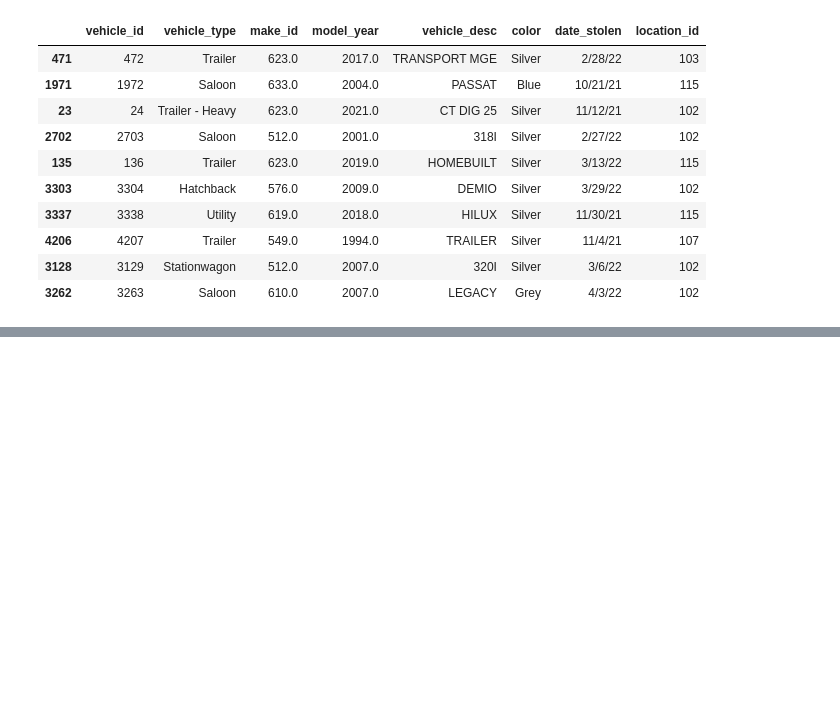
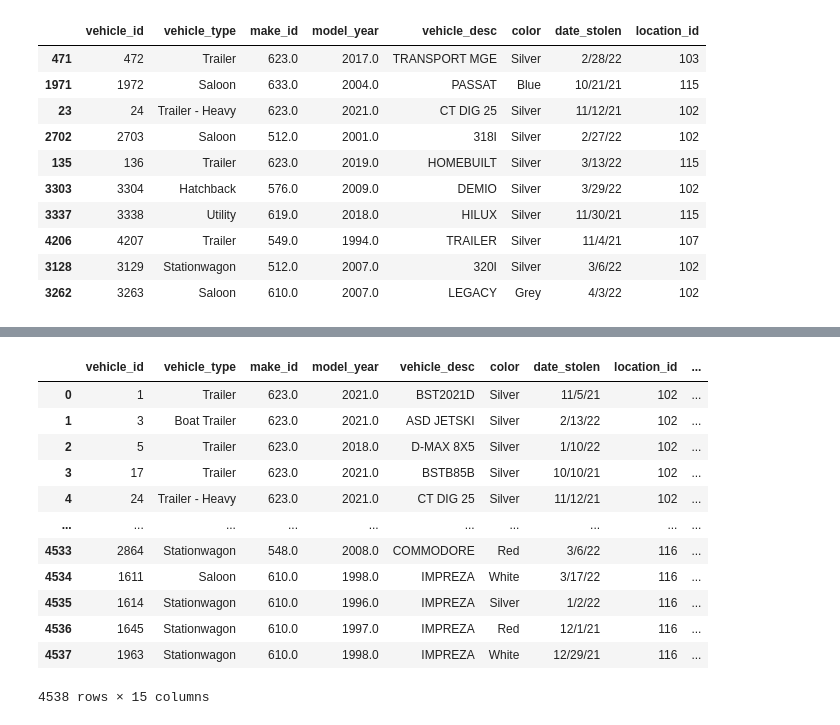
Before and after one commit to daniau23/motor_vehicle_thefts_analysis, a Jupyter notebook: eda/eda.ipynb, the cells around one changed output, grey strips where cells are left out. Drawn from its saved outputs; the diff is of its cells as text; code cells hidden in the pictures; blank space fills up the shorter version.

```diff
--- a/eda/eda.ipynb
+++ b/eda/eda.ipynb
@@ -456,0 +619,17 @@ stolen_vehicles shape: (4553, 8)
+# %%
+stolen_vehicles_make_details_location_featured_merged = pd.merge(stolen_vehicles_make_details_featured_merged,location_featured, on=['location_id'])
+stolen_vehicles_make_details_location_featured_merged
+# %% [output]
+|  | vehicle_id | vehicle_type | make_id | model_year | vehicle_desc | color | date_stolen | location_id | ... |
+| 0 | 1 | Trailer | 623.0 | 2021.0 | BST2021D | Silver | 11/5/21 | 102 | ... |
+| 1 | 3 | Boat Trailer | 623.0 | 2021.0 | ASD JETSKI | Silver | 2/13/22 | 102 | ... |
+| 2 | 5 | Trailer | 623.0 | 2018.0 | D-MAX 8X5 | Silver | 1/10/22 | 102 | ... |
+| 3 | 17 | Trailer | 623.0 | 2021.0 | BSTB85B | Silver | 10/10/21 | 102 | ... |
+| 4 | 24 | Trailer - Heavy | 623.0 | 2021.0 | CT DIG 25 | Silver | 11/12/21 | 102 | ... |
+| ... | ... | ... | ... | ... | ... | ... | ... | ... | ... |
+| 4533 | 2864 | Stationwagon | 548.0 | 2008.0 | COMMODORE | Red | 3/6/22 | 116 | ... |
+| 4534 | 1611 | Saloon | 610.0 | 1998.0 | IMPREZA | White | 3/17/22 | 116 | ... |
+| 4535 | 1614 | Stationwagon | 610.0 | 1996.0 | IMPREZA | Silver | 1/2/22 | 116 | ... |
+| 4536 | 1645 | Stationwagon | 610.0 | 1997.0 | IMPREZA | Red | 12/1/21 | 116 | ... |
+| 4537 | 1963 | Stationwagon | 610.0 | 1998.0 | IMPREZA | White | 12/29/21 | 116 | ... |
+4538 rows × 15 columns
```
Also changed, not shown: parts of 32 cells of this notebook.
